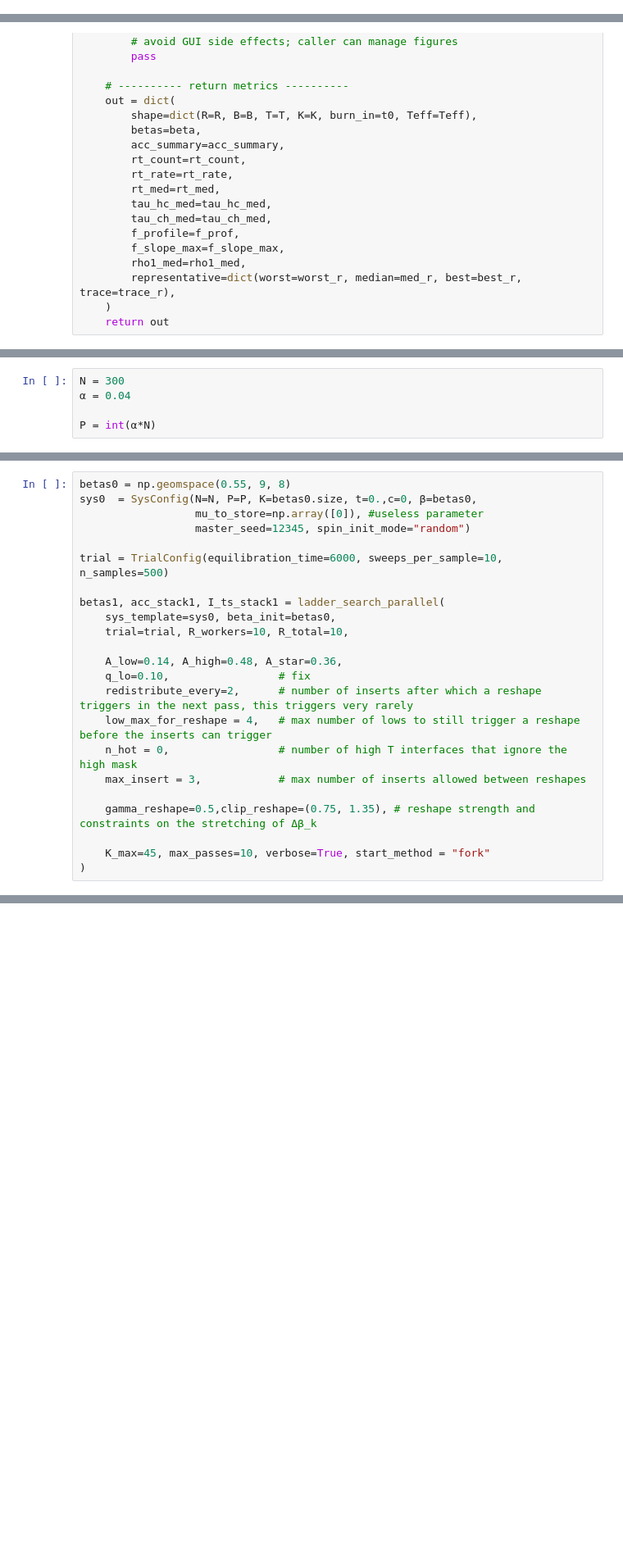
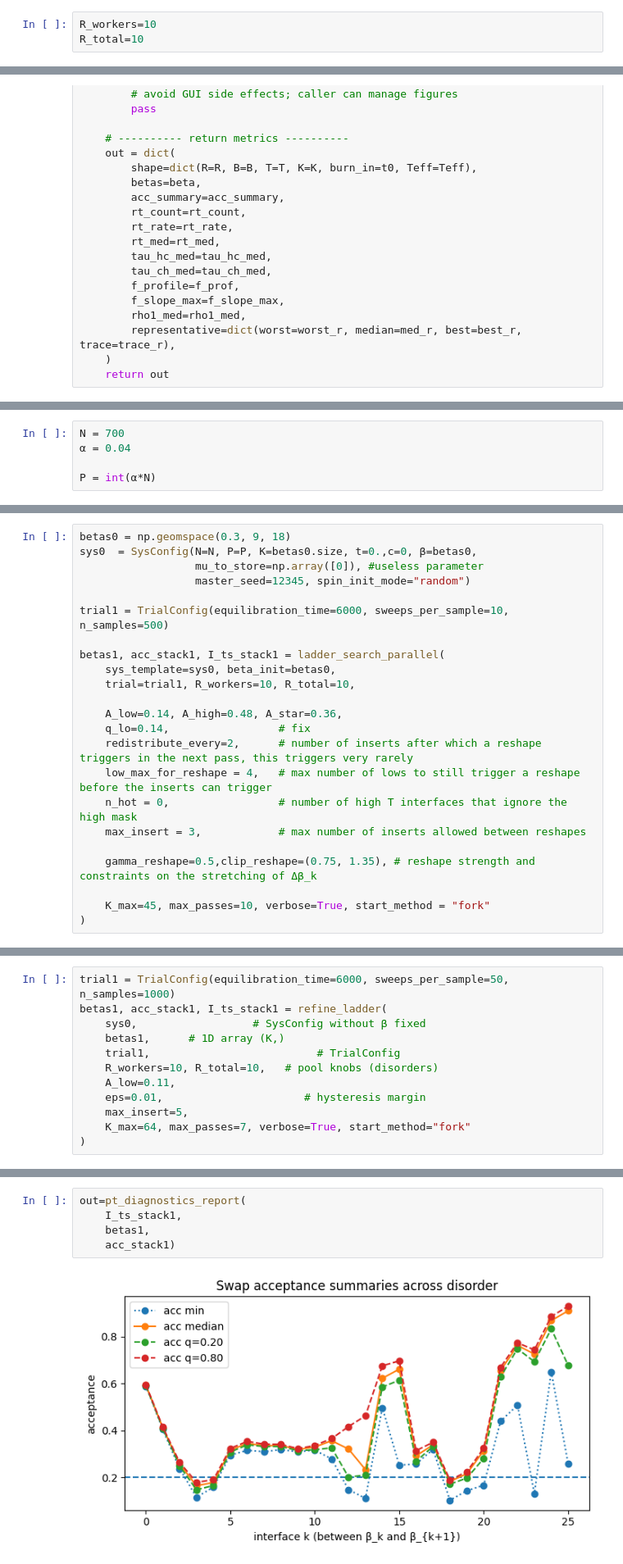
Before and after one commit to Ale-Neri-137/PMLS_project, a Jupyter notebook: notebook/Main.ipynb, the cells around one changed output, grey strips where cells are left out. Shown at 82% size. Saved outputs shown, nothing was run; the diff lists cells and outputs as text; blank space fills up the shorter version.

```diff
--- a/notebook/Main.ipynb
+++ b/notebook/Main.ipynb
@@ -35,3 +265,6 @@ from dreamingnetz import ladder_search_parallel, SysConfig, TrialConfig, pool_or
+# %%
+R_workers=10
+R_total=10
 # %%
 def pt_diagnostics_report(
     I_ts_stack,
@@ -474,5 +778,5 @@ def pt_diagnostics_report(
 # %%
-N = 300
+N = 700
 α = 0.04
 
 P = int(α*N)
@@ -483,17 +787,17 @@ P
 # %%
-betas0 = np.geomspace(0.55, 9, 8)
+betas0 = np.geomspace(0.3, 9, 18)
 sys0  = SysConfig(N=N, P=P, K=betas0.size, t=0.,c=0, β=betas0,
                   mu_to_store=np.array([0]), #useless parameter
                   master_seed=12345, spin_init_mode="random")
 
-trial = TrialConfig(equilibration_time=6000, sweeps_per_sample=10, n_samples=500)
+trial1 = TrialConfig(equilibration_time=6000, sweeps_per_sample=10, n_samples=500)
 
 betas1, acc_stack1, I_ts_stack1 = ladder_search_parallel(
     sys_template=sys0, beta_init=betas0,
-    trial=trial, R_workers=10, R_total=10,
+    trial=trial1, R_workers=10, R_total=10,
 
     A_low=0.14, A_high=0.48, A_star=0.36,
-    q_lo=0.10,                 # fix
+    q_lo=0.14,                 # fix
     redistribute_every=2,      # number of inserts after which a reshape triggers in the next pass, this triggers very rarely
     low_max_for_reshape = 4,   # max number of lows to still trigger a reshape before the inserts can trigger
     n_hot = 0,                 # number of high T interfaces that ignore the high mask
@@ -525,0 +836,12 @@ KeyboardInterrupt:
+# %%
+trial1 = TrialConfig(equilibration_time=6000, sweeps_per_sample=50, n_samples=1000)
+betas1, acc_stack1, I_ts_stack1 = refine_ladder(
+    sys0,                  # SysConfig without β fixed
+    betas1,      # 1D array (K,)
+    trial1,                          # TrialConfig
+    R_workers=10, R_total=10,   # pool knobs (disorders)
+    A_low=0.11,
+    eps=0.01,                      # hysteresis margin
+    max_insert=5,
+    K_max=64, max_passes=7, verbose=True, start_method="fork"
+)
@@ -525,0 +860,7 @@ KeyboardInterrupt:
+# %%
+out=pt_diagnostics_report(
+    I_ts_stack1,
+    betas1,
+    acc_stack1)
+# %% [output]
+[figure, added]
```
Also changed, not shown: parts of 22 cells of this notebook, 21 other files.
